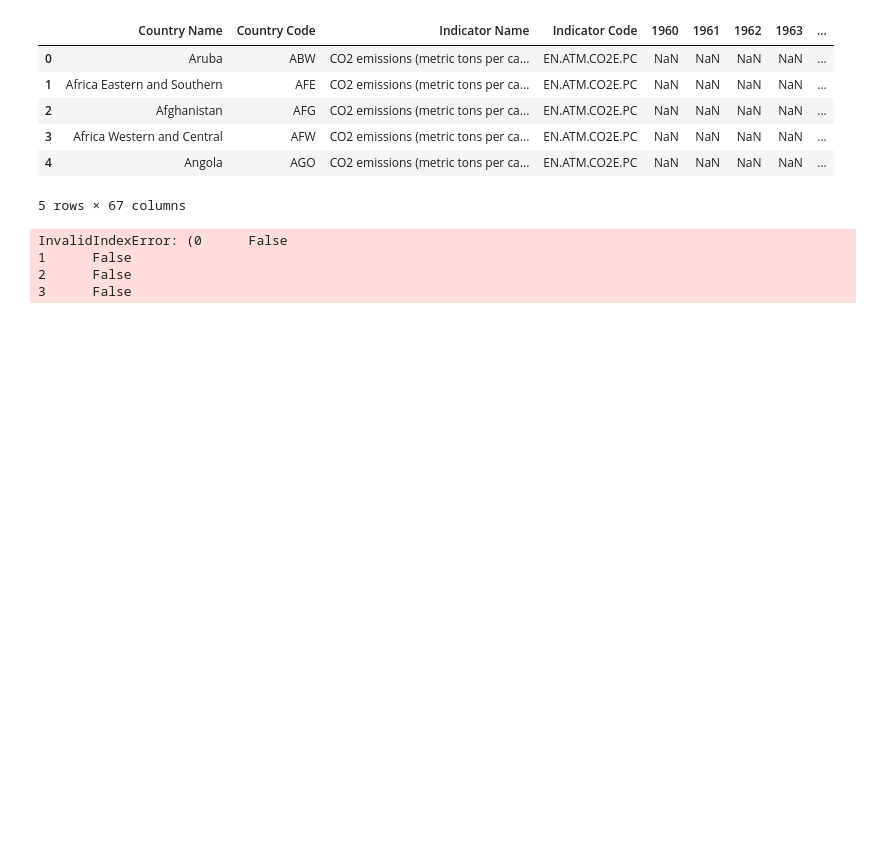
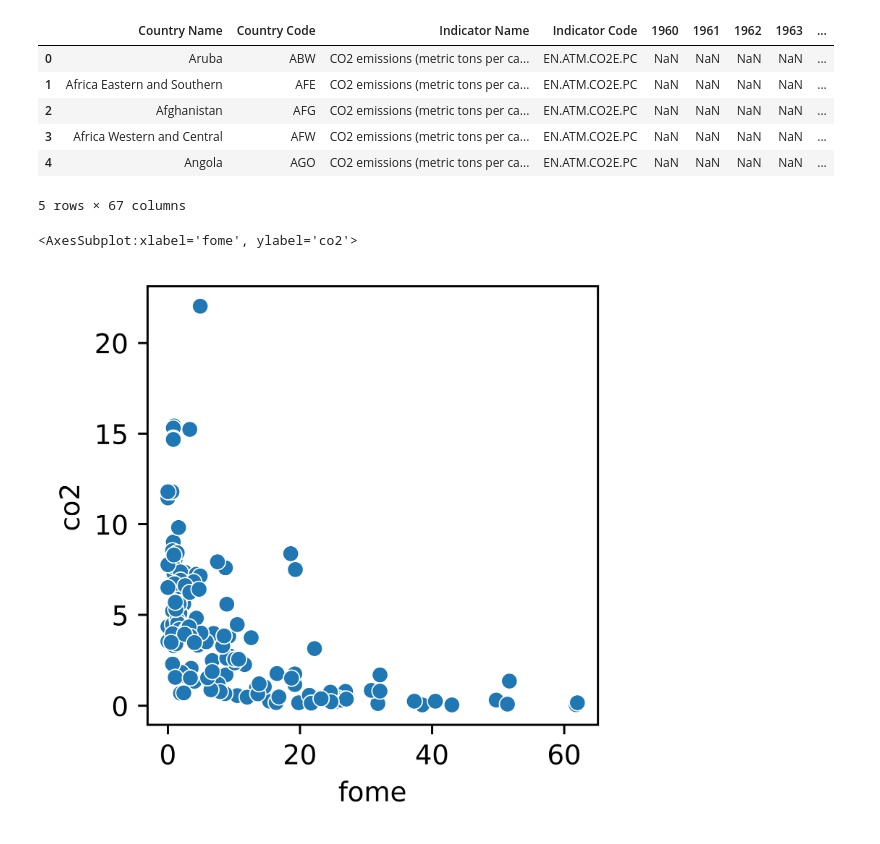
Before and after one commit to st4pzz/APS-CIENCIA-DOS-DADOS, a Jupyter notebook: resolucao.ipynb, the cells around one changed output. Cells and saved outputs as stored; diff of their text form; code cells hidden in the pictures; blank space fills up the shorter version.

```diff
--- a/resolucao.ipynb
+++ b/resolucao.ipynb
@@ -29,25 +29,23 @@ df_APS2.head()
 # %%
 # df_APS1 = df_APS1[df_APS1['Country Name'] == 'Brazil']
 # df_APS2 = df_APS2[df_APS2['Country Name'] == 'Brazil']
 
 # df_inseguranca_alimentar = df_APS1.set_index('Country Name')
 # df_emissao_co2 = df_APS2.set_index('Country Name')
-df_inseguranca_alimentar = df_APS1[df_APS1['Country Name'] == 'Brazil']
-df_emissao_co2 = df_APS2[df_APS2['Country Name'] == 'Brazil']
+# df_inseguranca_alimentar = df_APS1[df_APS1['Country Name'] == 'Brazil']
+# df_emissao_co2 = df_APS2[df_APS2['Country Name'] == 'Brazil']
 
-df_inseguranca_alimentar.rename(columns = {'2019': 'fome'}, inplace=True)
-df_emissao_co2.rename(columns = {'2019': 'co2'}, inplace=True)
+df_APS1.rename(columns = {'2019': 'fome'}, inplace=True)
+df_APS2.rename(columns = {'2019': 'co2'}, inplace=True)
 
-df_inseguranca_alimentar = df_inseguranca_alimentar['fome']
-df_emissao_co2 = df_emissao_co2['co2']
+df_inseguranca_alimentar = df_APS1['fome']
+df_emissao_co2 = df_APS2['co2']
 
 
 df = pd.concat((df_inseguranca_alimentar, df_emissao_co2), axis=1, join='inner')
 df.head()
 plt.figure(figsize=(3,3), dpi=1000)
 sns.scatterplot(data=df, x='fome', y='co2')
 # %% [output]
-InvalidIndexError: (0      False
-1      False
-2      False
-3      False
+<AxesSubplot:xlabel='fome', ylabel='co2'>
+[figure, added]
```
